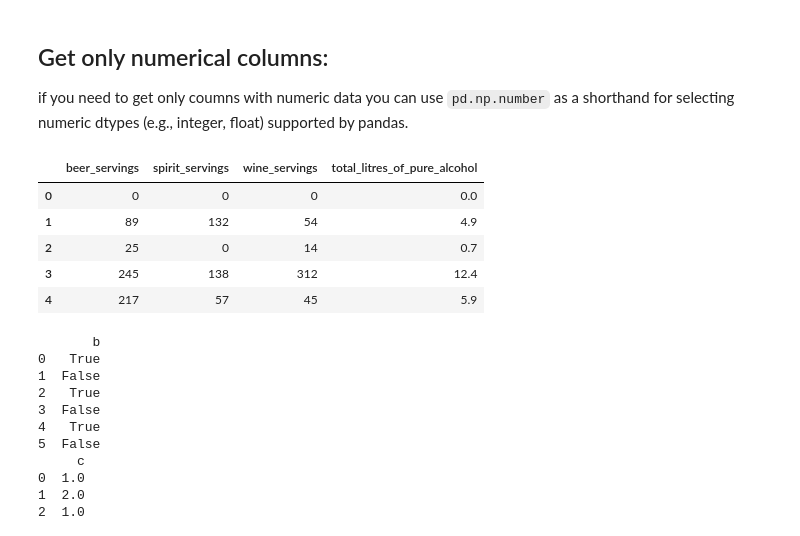
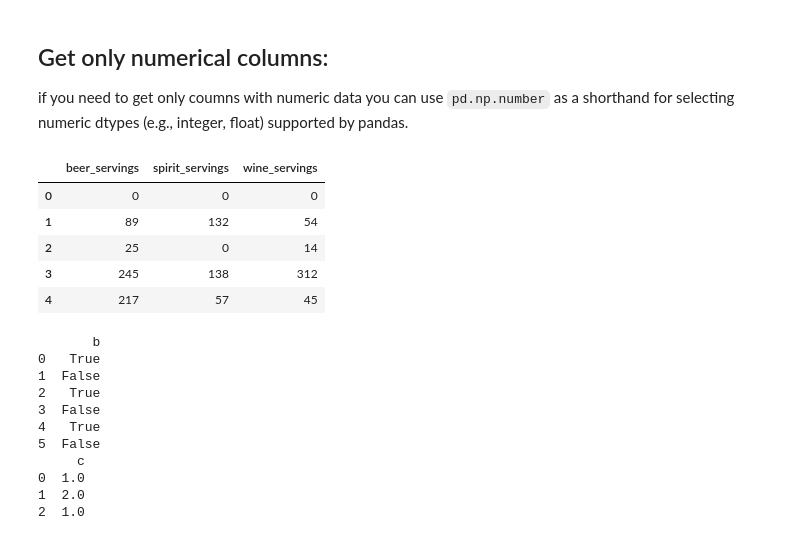
Before and after one commit to zehirev-vasil/ML, a Jupyter notebook: Lecture_27/DataFrame_useful_properties_and_methods.ipynb, the cells around one changed output. Saved outputs shown, nothing was run; the diff lists cells and outputs as text; code cells hidden in the pictures.

```diff
--- a/Lecture_27/DataFrame_useful_properties_and_methods.ipynb
+++ b/Lecture_27/DataFrame_useful_properties_and_methods.ipynb
@@ -92,15 +93,15 @@ np.float64(49.45077720207254)
 
 if you need to get only coumns with numeric data you can use `pd.np.number` as a shorthand for selecting numeric dtypes (e.g., integer, float) supported by pandas.
 # %%
-data_numeric = data.select_dtypes(include=[np.number])
+data_numeric = data.select_dtypes(include=np.int64)
 data_numeric.head()
 # %% [output]
-|  | beer_servings | spirit_servings | wine_servings | total_litres_of_pure_alcohol |
-| 0 | 0 | 0 | 0 | 0.0 |
-| 1 | 89 | 132 | 54 | 4.9 |
-| 2 | 25 | 0 | 14 | 0.7 |
-| 3 | 245 | 138 | 312 | 12.4 |
-| 4 | 217 | 57 | 45 | 5.9 |
+|  | beer_servings | spirit_servings | wine_servings |
+| 0 | 0 | 0 | 0 |
+| 1 | 89 | 132 | 54 |
+| 2 | 25 | 0 | 14 |
+| 3 | 245 | 138 | 312 |
+| 4 | 217 | 57 | 45 |
 # %%
 import pandas as pd
 
```
Also changed, not shown: parts of 16 cells of this notebook, 1 other file.
